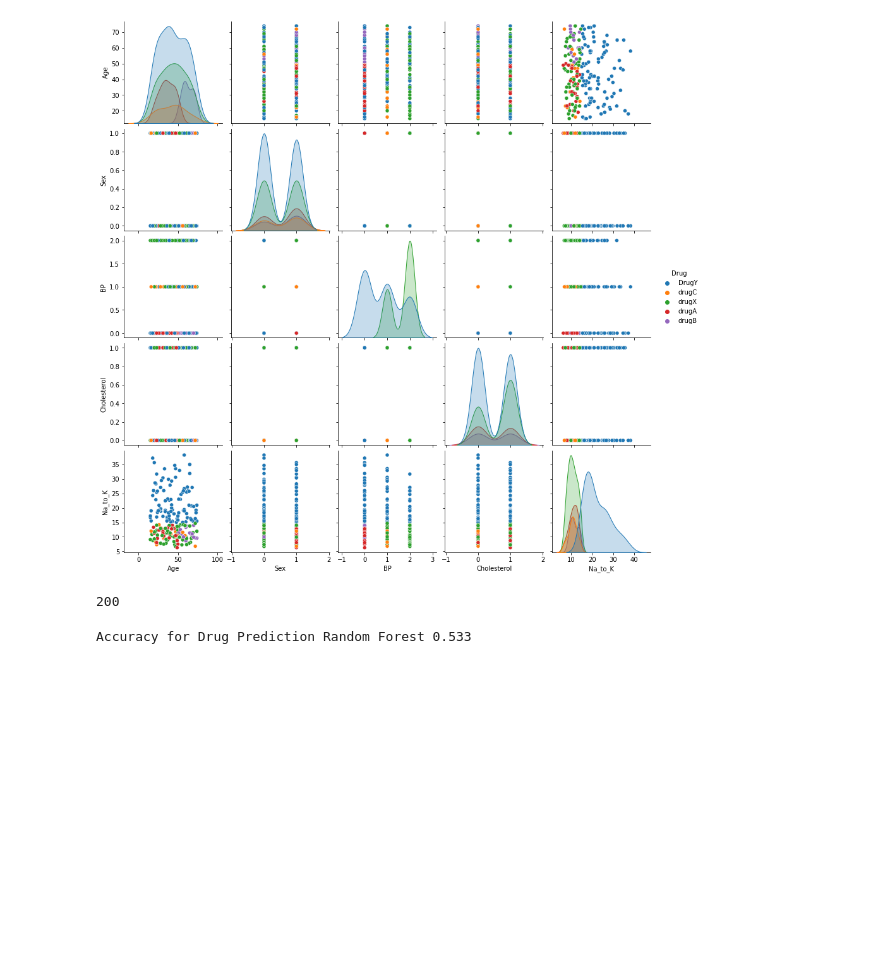
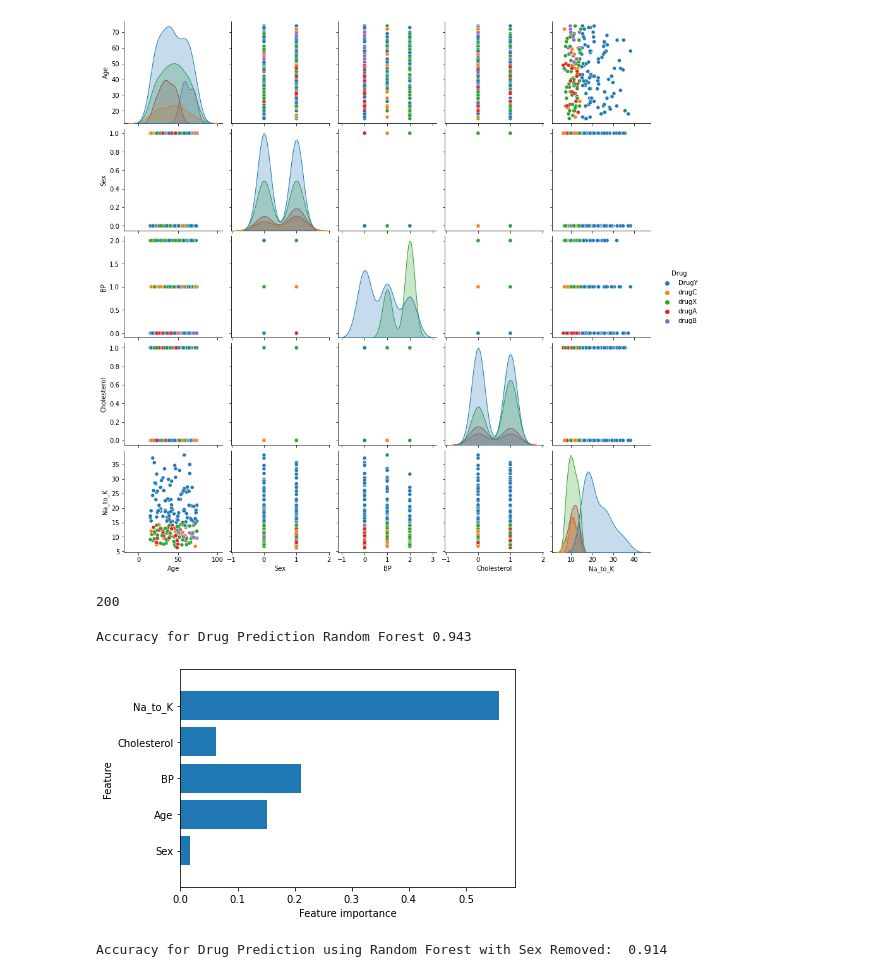
Before and after one commit to carolynbland/Python-Practice, a Jupyter notebook: Drug Classification.ipynb, the cells around one changed output. Saved outputs shown, nothing was run; the diff lists cells and outputs as text; code cells hidden in the pictures; blank space fills up the shorter version.

```diff
--- a/Drug Classification.ipynb
+++ b/Drug Classification.ipynb
@@ -37,17 +37,35 @@ sns.pairplot(df, hue='Drug')
 <seaborn.axisgrid.PairGrid at 0x...>
 [figure]
 # %%
-X = df[['Sex','Age','BP','Cholesterol']]
+X = df[['Sex','Age','BP','Cholesterol','Na_to_K']]
 Y = df[['Drug']]
 X.size
 Y.size
 # %% [output]
 200
 # %%
-Xtrain,Xtest,Ytrain,Ytest=train_test_split(X,Y,test_size=0.3,random_state=0)
+Xtrain,Xtest,Ytrain,Ytest=train_test_split(X,Y,test_size=0.7,random_state=50)
 # %%
-forest = RandomForestClassifier(n_estimators=200, random_state=2)
-y_model = forest.fit(Xtrain, Ytrain).predict(Xtest)
-print('Accuracy for Drug Prediction Random Forest',round(accuracy_score(Ytest, y_model),3))
+drugmodel_rf = RandomForestClassifier(n_estimators=25)
+y_model_drug = drugmodel_rf.fit(Xtrain, Ytrain).predict(Xtest)
+print('Accuracy for Drug Prediction using Random Forest: ',round(accuracy_score(Ytest, y_model_drug),3))
 # %% [output]
-Accuracy for Drug Prediction Random Forest 0.533
+Accuracy for Drug Prediction Random Forest 0.943
+# %%
+n_features = drugmodel_rf.n_features_
+plt.barh(np.arange(n_features), drugmodel_rf.feature_importances_, align='center')
+plt.yticks(np.arange(n_features), X.columns)
+plt.xlabel("Feature importance")
+plt.ylabel("Feature")
+plt.ylim(-1, n_features);
+# %% [output]
+[figure, added]
+# %%
+X = df[['Age','BP','Cholesterol','Na_to_K']]
+Y = df[['Drug']]
+Xtrain,Xtest,Ytrain,Ytest=train_test_split(X,Y,test_size=0.7,random_state=50)
+drugmodel_rf = RandomForestClassifier(n_estimators=25)
+y_model_drug = drugmodel_rf.fit(Xtrain, Ytrain.values.ravel()).predict(Xtest)
+print('Accuracy for Drug Prediction using Random Forest with Sex Removed: ',round(accuracy_score(Ytest, y_model_drug),3))
+# %% [output]
+Accuracy for Drug Prediction using Random Forest with Sex Removed:  0.914
```
Also changed, not shown: parts of 2 cells of this notebook.
